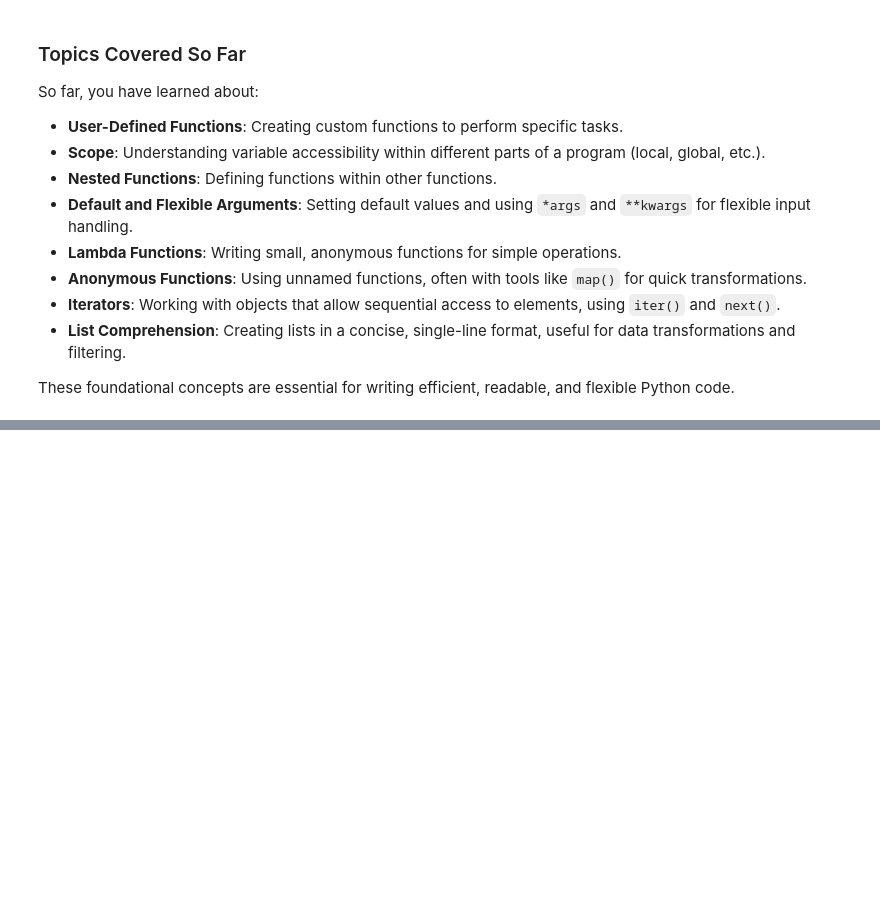
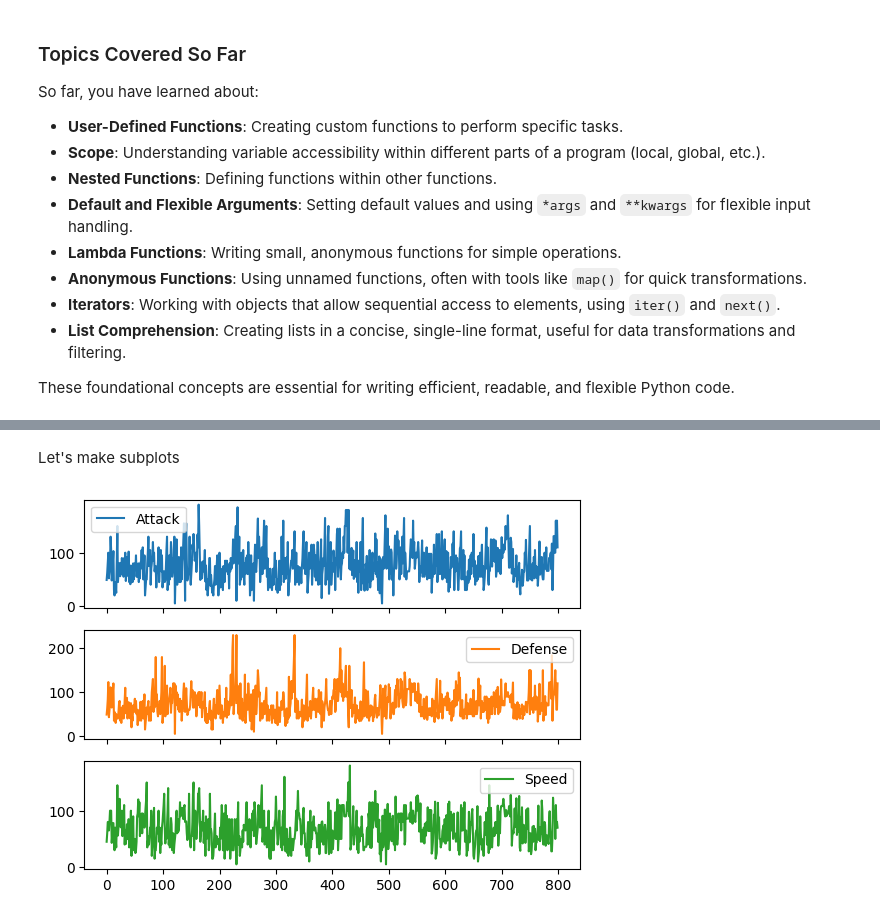
Before and after one commit to MonitSharma/reinforcement-learning-algorithms, a Jupyter notebook: prerequisite/tutorial_for_beginners.ipynb, the cells around one changed output, grey strips where cells are left out. Saved outputs shown, nothing was run; the diff lists cells and outputs as text; code cells hidden in the pictures; blank space fills up the shorter version.

```diff
--- a/prerequisite/tutorial_for_beginners.ipynb
+++ b/prerequisite/tutorial_for_beginners.ipynb
@@ -890,0 +1407,7 @@ These foundational concepts are essential for writing efficient, readable, and f
+# %% [markdown]
+Let's make subplots
+# %%
+pokemon_df1.plot(subplots = True)
+plt.show()
+# %% [output]
+[figure, added]
```
Also changed, not shown: parts of 59 cells of this notebook.
